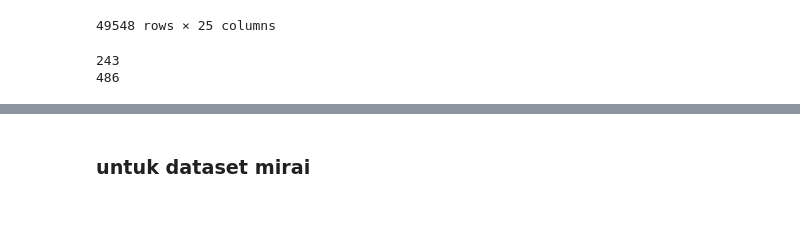
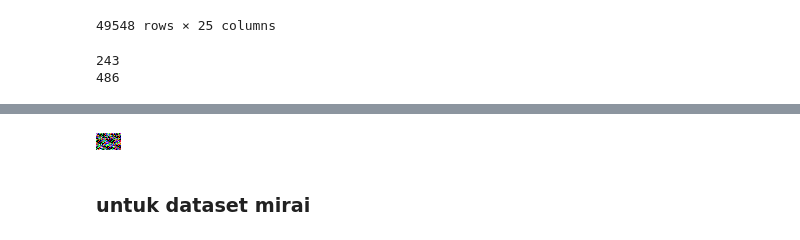
Before and after one commit to TaufiqOdhi/botnet-image-processing, a Jupyter notebook: main.ipynb, the cells around one changed output, grey strips where cells are left out. Saved outputs shown, nothing was run; the diff lists cells and outputs as text; code cells hidden in the pictures; blank space fills up the shorter version.

```diff
--- a/main.ipynb
+++ b/main.ipynb
@@ -84,2 +72,10 @@ Image.fromarray(arr.reshape(int(a), 25, 3), mode='RGB')
+# %%
+arr = list_benign_pics_2[0].to_numpy()
+a = arr.size/3
+a = a/25
+
+Image.fromarray(arr.reshape(int(a), 25, 3), mode='RGB')
+# %% [output]
+[figure, added]
 # %% [markdown]
 ### untuk dataset mirai
```
Also changed, not shown: parts of 7 cells of this notebook.
